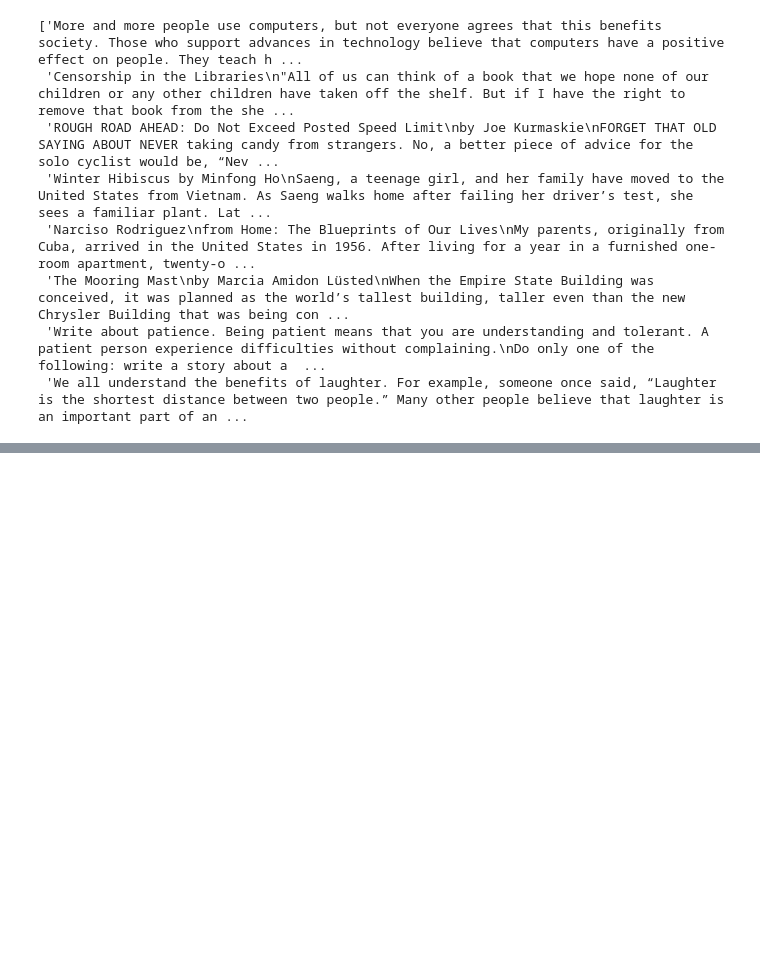
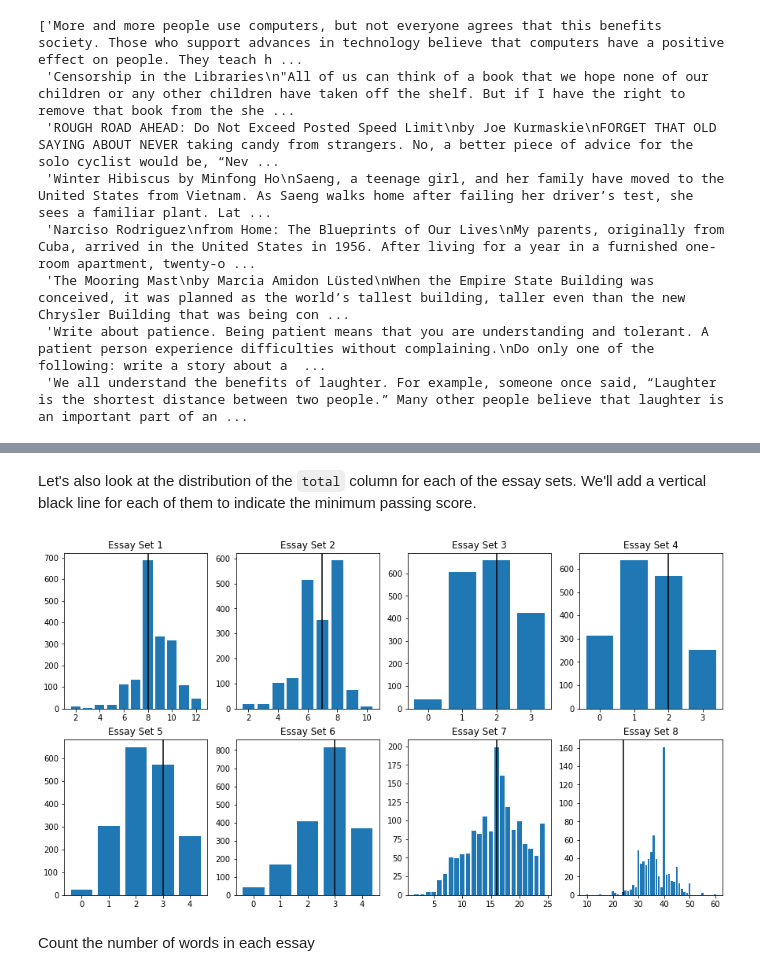
Before and after one commit to cbwright11/NLP-automated-essay-scoring, a Jupyter notebook: Essay EDA.ipynb, the cells around one changed output, grey strips where cells are left out. Cells and saved outputs as stored; diff of their text form; code cells hidden in the pictures; blank space fills up the shorter version.

```diff
--- a/Essay EDA.ipynb
+++ b/Essay EDA.ipynb
@@ -378,0 +498,35 @@ essay_prompts
+# %% [markdown]
+Let's also look at the distribution of the `total` column for each of the essay sets. We'll add a vertical black line for each of them to indicate the minimum passing score.
+# %%
+val_counts = [set_["total"].value_counts() for set_ in sets]
+
+fig, axs = plt.subplots(nrows=2, ncols=4, figsize = (15, 8))
+
+axs[0, 0].bar(x = val_counts[0].index, height = val_counts[0].values)
+axs[0, 0].set_title("Essay Set 1")
+axs[0, 0].axvline(8, color = "black")
+axs[0, 1].bar(x = val_counts[1].index, height = val_counts[1].values)
+axs[0, 1].set_title("Essay Set 2")
+axs[0, 1].axvline(7, color = "black")
+axs[0, 2].bar(x = val_counts[2].index, height = val_counts[2].values)
+axs[0, 2].set_title("Essay Set 3")
+axs[0, 2].axvline(2, color = "black")
+axs[0, 3].bar(x = val_counts[3].index, height = val_counts[3].values)
+axs[0, 3].set_title("Essay Set 4")
+axs[0, 3].axvline(2, color = "black")
+axs[1, 0].bar(x = val_counts[4].index, height = val_counts[4].values)
+axs[1, 0].set_title("Essay Set 5")
+axs[1, 0].axvline(3, color = "black")
+axs[1, 1].bar(x = val_counts[5].index, height = val_counts[5].values)
+axs[1, 1].set_title("Essay Set 6")
+axs[1, 1].axvline(3, color = "black")
+axs[1, 2].bar(x = val_counts[6].index, height = val_counts[6].values)
+axs[1, 2].set_title("Essay Set 7")
+axs[1, 2].axvline(16, color = "black")
+axs[1, 3].bar(x = val_counts[7].index, height = val_counts[7].values)
+axs[1, 3].set_title("Essay Set 8")
+axs[1, 3].axvline(24, color = "black");
+# %% [output]
+[figure, added]
+# %% [markdown]
+Count the number of words in each essay
```
Also changed, not shown: parts of 37 cells of this notebook.
